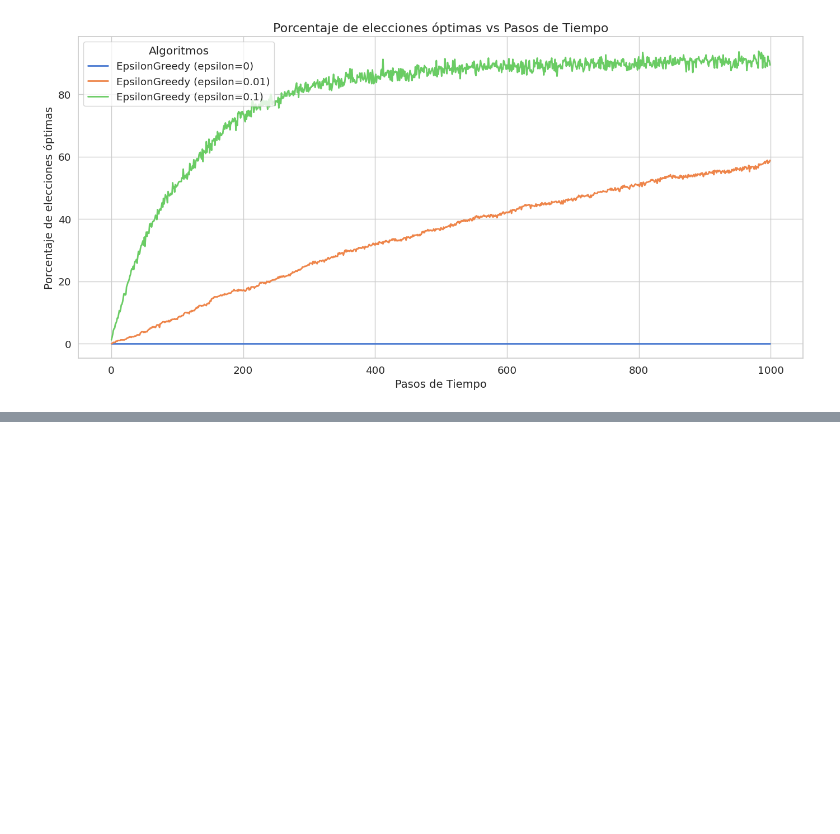
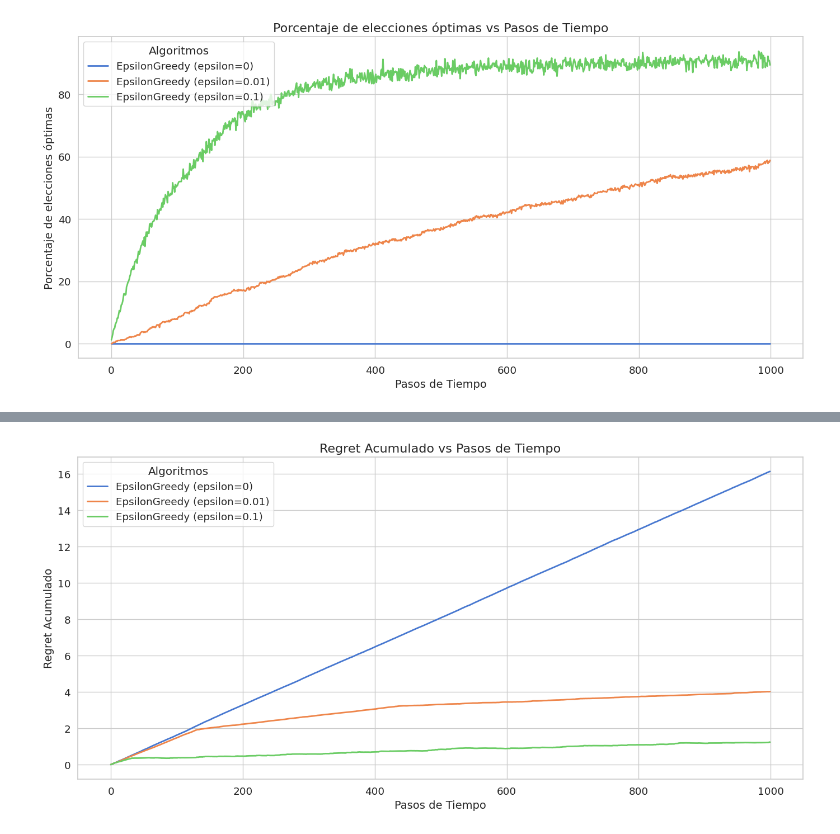
Before and after one commit to JMGO-coding/k_brazos_GGM, a Jupyter notebook: bandit_experiment.ipynb, the cells around one changed output, grey strips where cells are left out. Cells and saved outputs as stored; diff of their text form; code cells hidden in the pictures; blank space fills up the shorter version.

```diff
--- a/bandit_experiment.ipynb
+++ b/bandit_experiment.ipynb
@@ -262,2 +262,4 @@ TypeError: 'builtin_function_or_method' object is not iterable
 # %%
-plot_regret(steps, regret_accumulated=proportional_cumulative_regret_per_algo, algorithms)
+plot_regret(steps=steps, regret_accumulated=proportional_cumulative_regret_per_algo, algorithms=algorithms)
+# %% [output]
+[figure, added]
```
Also changed, not shown: parts of 2 cells of this notebook.
